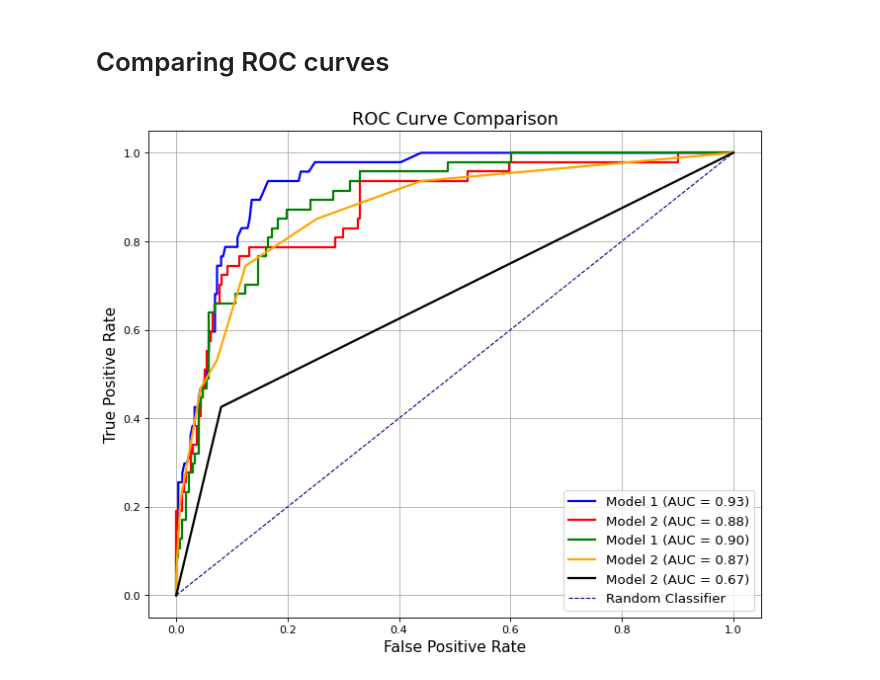
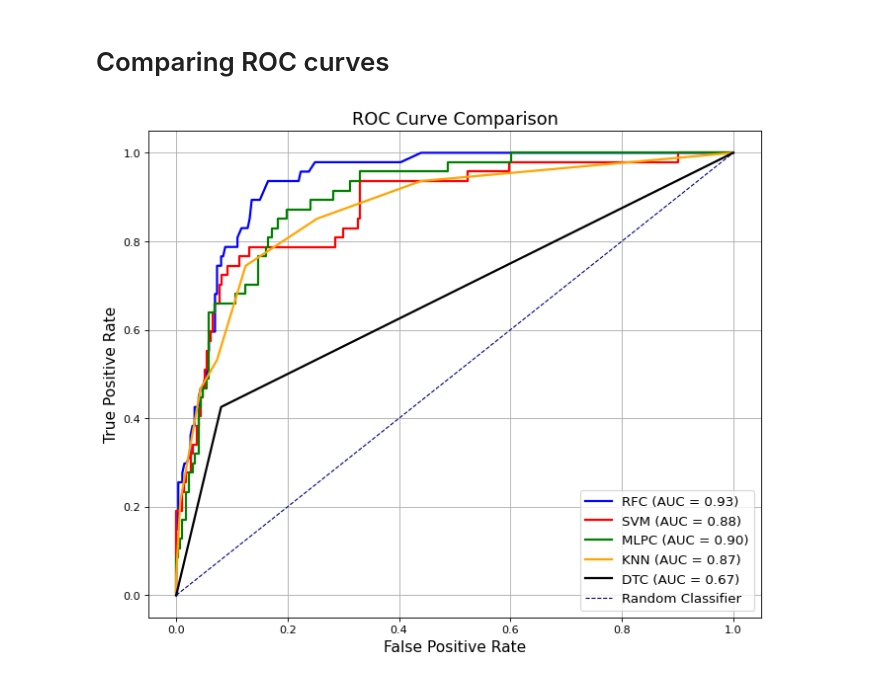
Before and after one commit to ori112/red-whine-quality-predictions, a Jupyter notebook: wine_quality_red.ipynb, the cells around one changed output. Drawn from its saved outputs; the diff is of its cells as text; code cells hidden in the pictures.

```diff
--- a/wine_quality_red.ipynb
+++ b/wine_quality_red.ipynb
@@ -377,36 +377,36 @@ y_score_dtc = dtc.predict_proba(X_test)[:, 1]
 fpr_rfc, tpr_rfc, _ = roc_curve(y_test, y_score_rfc)
 roc_auc_rfc = auc(fpr_rfc, tpr_rfc)
 
 fpr_svm, tpr_svm, _ = roc_curve(y_test, y_score_svm)
 roc_auc_svm = auc(fpr_svm, tpr_svm)
 
 fpr_mlpc, tpr_mlpc, _ = roc_curve(y_test, y_score_mlpc)
 roc_auc_mlpc = auc(fpr_mlpc, tpr_mlpc)
 
 fpr_knn, tpr_knn, _ = roc_curve(y_test, y_score_knn)
 roc_auc_knn = auc(fpr_knn, tpr_knn)
 
 fpr_dtc, tpr_dtc, _ = roc_curve(y_test, y_score_dtc)
 roc_auc_dtc = auc(fpr_dtc, tpr_dtc)
 
 # Plot ROC curves for each model
 plt.figure(figsize=(10, 8), dpi=80)
-plt.plot(fpr_rfc, tpr_rfc, color='blue', lw=2, label='Model 1 (AUC = %0.2f)' % roc_auc_rfc)
-plt.plot(fpr_svm, tpr_svm, color='red', lw=2, label='Model 2 (AUC = %0.2f)' % roc_auc_svm)
-plt.plot(fpr_mlpc, tpr_mlpc, color='green', lw=2, label='Model 1 (AUC = %0.2f)' % roc_auc_mlpc)
-plt.plot(fpr_knn, tpr_knn, color='orange', lw=2, label='Model 2 (AUC = %0.2f)' % roc_auc_knn)
-plt.plot(fpr_dtc, tpr_dtc, color='black', lw=2, label='Model 2 (AUC = %0.2f)' % roc_auc_dtc)
+plt.plot(fpr_rfc, tpr_rfc, color='blue', lw=2, label='RFC (AUC = %0.2f)' % roc_auc_rfc)
+plt.plot(fpr_svm, tpr_svm, color='red', lw=2, label='SVM (AUC = %0.2f)' % roc_auc_svm)
+plt.plot(fpr_mlpc, tpr_mlpc, color='green', lw=2, label='MLPC (AUC = %0.2f)' % roc_auc_mlpc)
+plt.plot(fpr_knn, tpr_knn, color='orange', lw=2, label='KNN (AUC = %0.2f)' % roc_auc_knn)
+plt.plot(fpr_dtc, tpr_dtc, color='black', lw=2, label='DTC (AUC = %0.2f)' % roc_auc_dtc)
 plt.plot([0, 1], [0, 1], color='navy', lw=1, linestyle='--', label='Random Classifier')
 
 # Add labels and legend
 plt.xlabel('False Positive Rate', fontsize=14)
 plt.ylabel('True Positive Rate', fontsize=14)
 plt.title('ROC Curve Comparison', fontsize=16)
 plt.legend(loc="lower right", fontsize=12)
 
 plt.grid(True)
 
 # Show plot
 plt.show()
 # %% [output]
-[figure, old version]
+[figure, new version]
```
